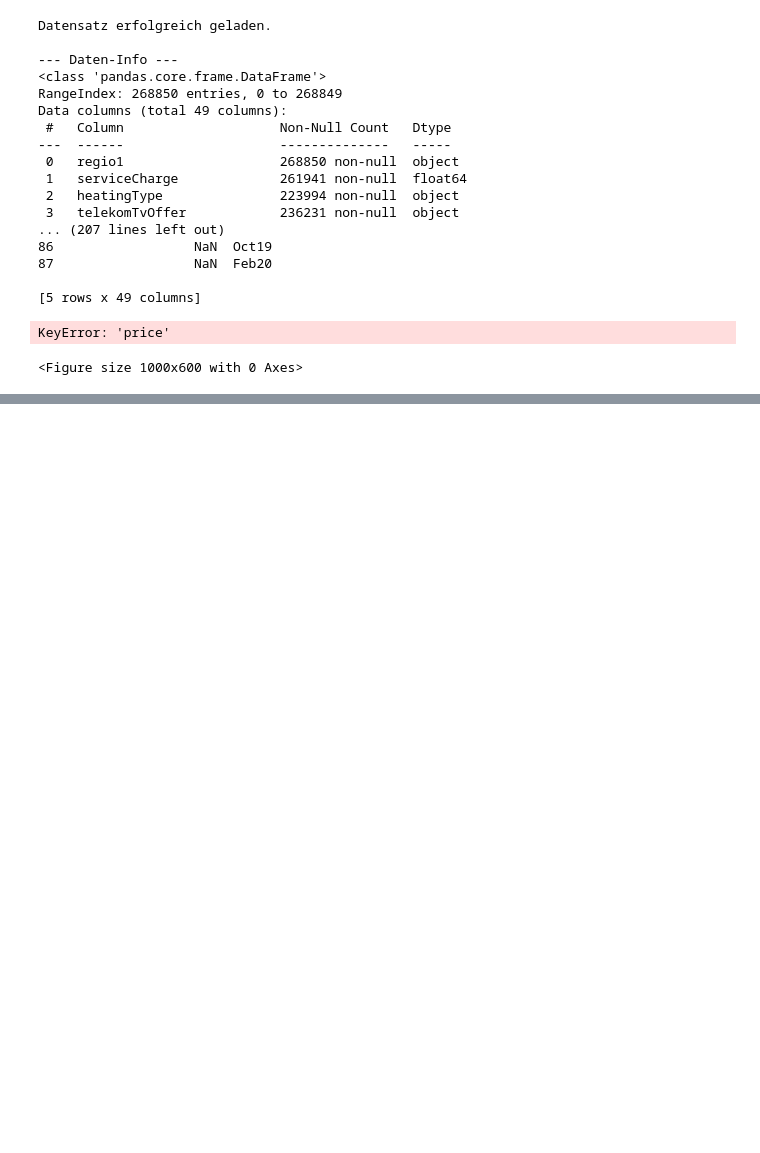
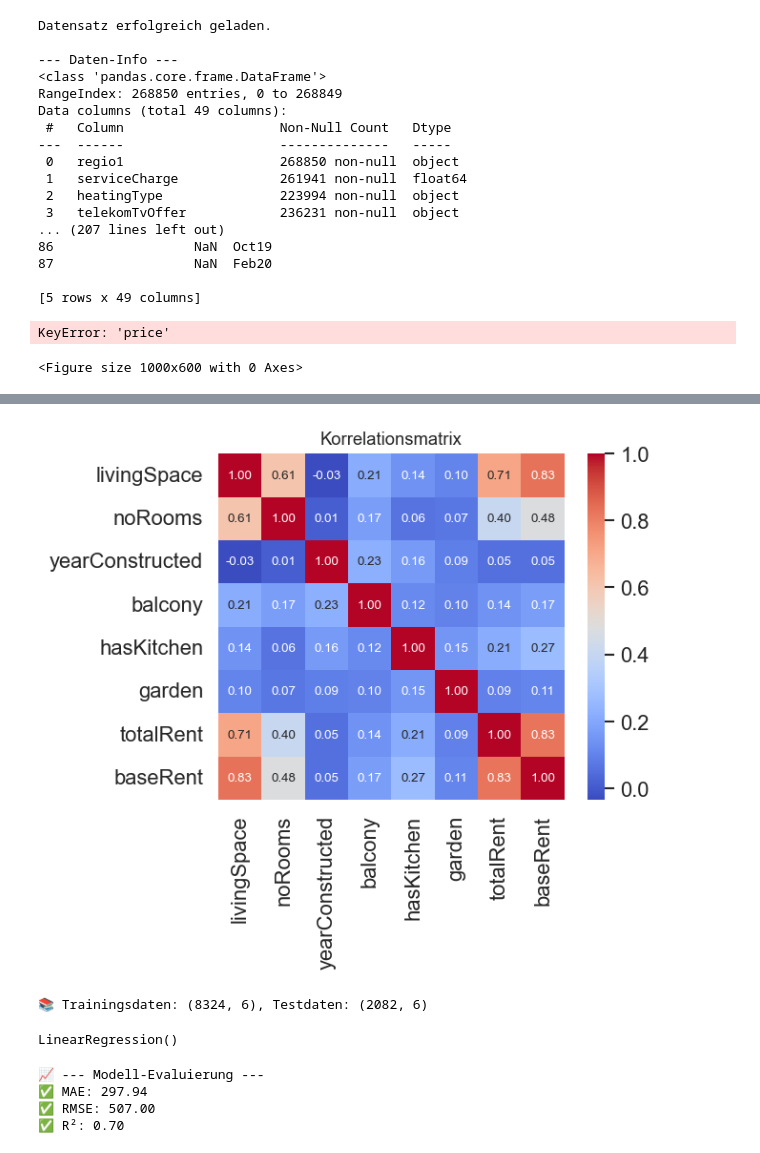
Before and after one commit to adnansalem1/berlin_rent_prediction, a Jupyter notebook: berlin_rent_prediction.ipynb, the cells around one changed output, grey strips where cells are left out. Drawn from its saved outputs; the diff is of its cells as text; code cells hidden in the pictures; blank space fills up the shorter version.

```diff
--- a/berlin_rent_prediction.ipynb
+++ b/berlin_rent_prediction.ipynb
@@ -258,0 +486,21 @@ Data columns (total 49 columns):
+# %%
+# 🛠️ Aufgabe 6: Feature Engineering & Preprocessing (FutureWarning-frei!)
+features = ['livingSpace', 'noRooms', 'yearConstructed', 'balcony', 'hasKitchen', 'garden', 'totalRent']
+target = 'baseRent'
+
+berlin_model_df = berlin_df[features + [target]].copy()
+
+# Fehlende numerische Werte mit Median füllen (warnungsfrei)
+for col in ['livingSpace', 'noRooms', 'yearConstructed', 'totalRent']:
+    berlin_model_df[col] = berlin_model_df[col].fillna(berlin_model_df[col].median())
+
+# Fehlende boolesche Werte mit False füllen und als int kodieren (warnungsfrei)
+for col in ['balcony', 'hasKitchen', 'garden']:
+    berlin_model_df[col] = berlin_model_df[col].fillna(False)
+    berlin_model_df[col] = berlin_model_df[col].astype(int)
+
+# Zielvariable darf nicht fehlen
+berlin_model_df = berlin_model_df.dropna(subset=[target])
+
+print(f"\n📦 Daten nach Preprocessing: {len(berlin_model_df)} Einträge")
+print(berlin_model_df.info())
@@ -258,0 +525,44 @@ Data columns (total 49 columns):
+# %%
+# 💡 Aufgabe 7: Kompakte Korrelationsmatrix
+plt.figure(figsize=(6, 5))  # kleineres Format
+corr = berlin_model_df.corr(numeric_only=True)
+sns.heatmap(
+    corr, annot=True, cmap='coolwarm', fmt='.2f', square=True,
+    annot_kws={"size": 8}  # kleinere Schrift für Werte
+)
+plt.title('Korrelationsmatrix', fontsize=11)
+plt.tight_layout()
+plt.show()
+# %% [output]
+[figure, added]
+# %%
+# 🤖 Aufgabe 8: Modelltraining (Lineare Regression)
+X = berlin_model_df.drop(columns=[target, 'totalRent'], errors='ignore')
+y = berlin_model_df[target]
+
+X_train, X_test, y_train, y_test = train_test_split(X, y, test_size=0.2, random_state=42)
+
+print(f"\n📚 Trainingsdaten: {X_train.shape}, Testdaten: {X_test.shape}")
+
+model = LinearRegression()
+model.fit(X_train, y_train)
+# %% [output]
+📚 Trainingsdaten: (8324, 6), Testdaten: (2082, 6)
+LinearRegression()
+# %%
+# 📊 Aufgabe 9: Vorhersagen und Bewertung
+y_pred = model.predict(X_test)
+
+mae = mean_absolute_error(y_test, y_pred)
+rmse = np.sqrt(mean_squared_error(y_test, y_pred))
+r2 = r2_score(y_test, y_pred)
+
+print("\n📈 --- Modell-Evaluierung ---")
+print(f"✅ MAE: {mae:.2f}")
+print(f"✅ RMSE: {rmse:.2f}")
+print(f"✅ R²: {r2:.2f}")
+# %% [output]
+📈 --- Modell-Evaluierung ---
+✅ MAE: 297.94
+✅ RMSE: 507.00
+✅ R²: 0.70
```
Also changed, not shown: parts of 8 cells of this notebook.
